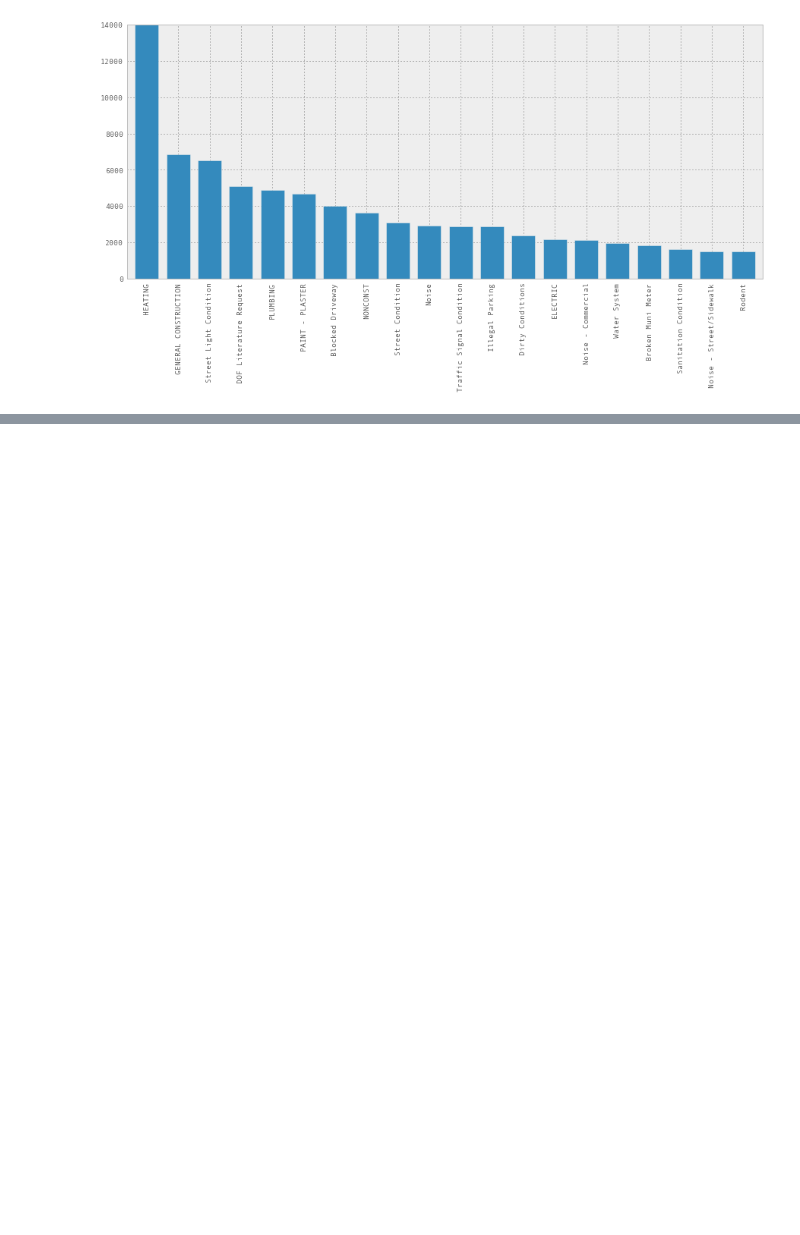
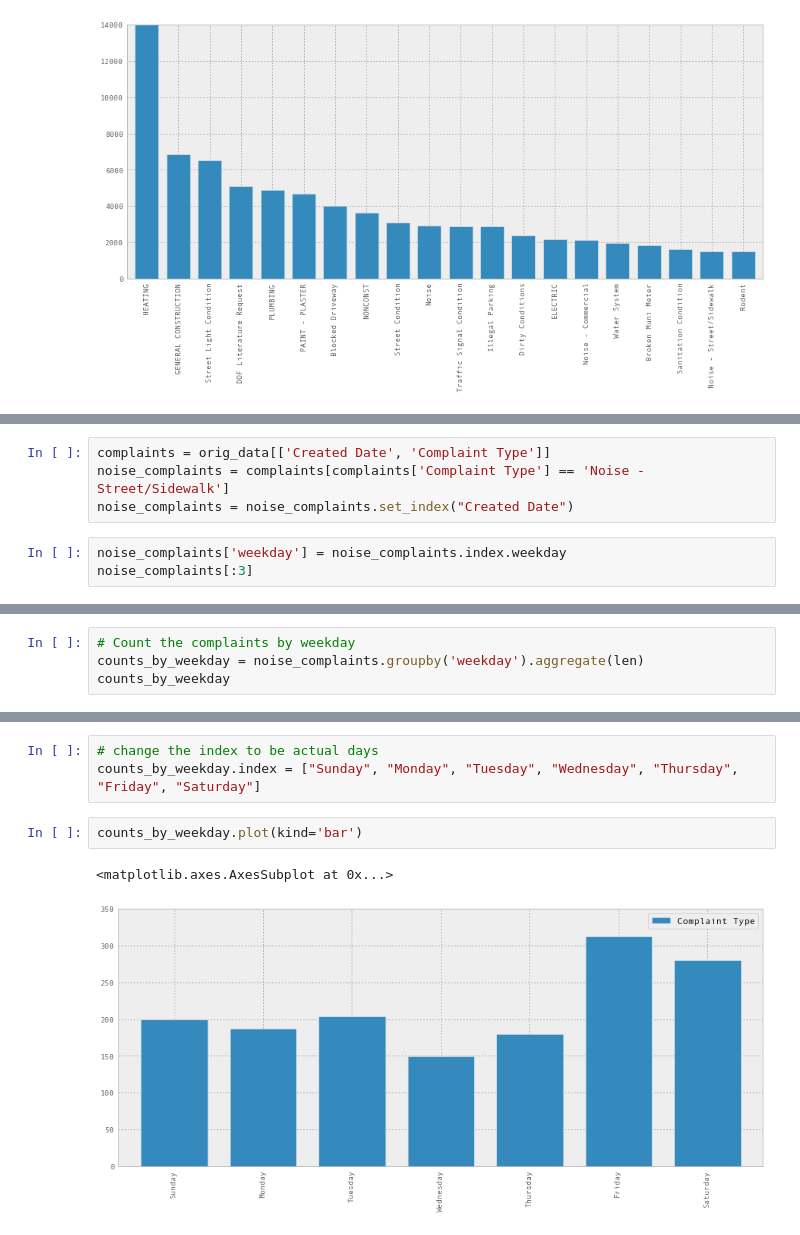
Before and after one commit to jvns/talks, a Jupyter notebook: pydatanyc2013/PyData NYC 2013 tutorial.ipynb, the cells around one changed output, grey strips where cells are left out. Saved outputs shown, nothing was run; the diff lists cells and outputs as text; blank space fills up the shorter version.

```diff
--- a/pydatanyc2013/PyData NYC 2013 tutorial.ipynb
+++ b/pydatanyc2013/PyData NYC 2013 tutorial.ipynb
@@ -420,0 +482,7 @@ orig_data['Complaint Type'].value_counts()[:20].plot(kind='bar')
+# %%
+complaints = orig_data[['Created Date', 'Complaint Type']]
+noise_complaints = complaints[complaints['Complaint Type'] == 'Noise - Street/Sidewalk']
+noise_complaints = noise_complaints.set_index("Created Date")
+# %%
+noise_complaints['weekday'] = noise_complaints.index.weekday
+noise_complaints[:3]
@@ -420,0 +495,4 @@ orig_data['Complaint Type'].value_counts()[:20].plot(kind='bar')
+# %%
+# Count the complaints by weekday
+counts_by_weekday = noise_complaints.groupby('weekday').aggregate(len)
+counts_by_weekday
@@ -420,0 +509,8 @@ orig_data['Complaint Type'].value_counts()[:20].plot(kind='bar')
+# %%
+# change the index to be actual days
+counts_by_weekday.index = ["Sunday", "Monday", "Tuesday", "Wednesday", "Thursday", "Friday", "Saturday"]
+# %%
+counts_by_weekday.plot(kind='bar')
+# %% [output]
+<matplotlib.axes.AxesSubplot at 0x...>
+[figure, added]
```
Also changed, not shown: parts of 52 cells of this notebook.
